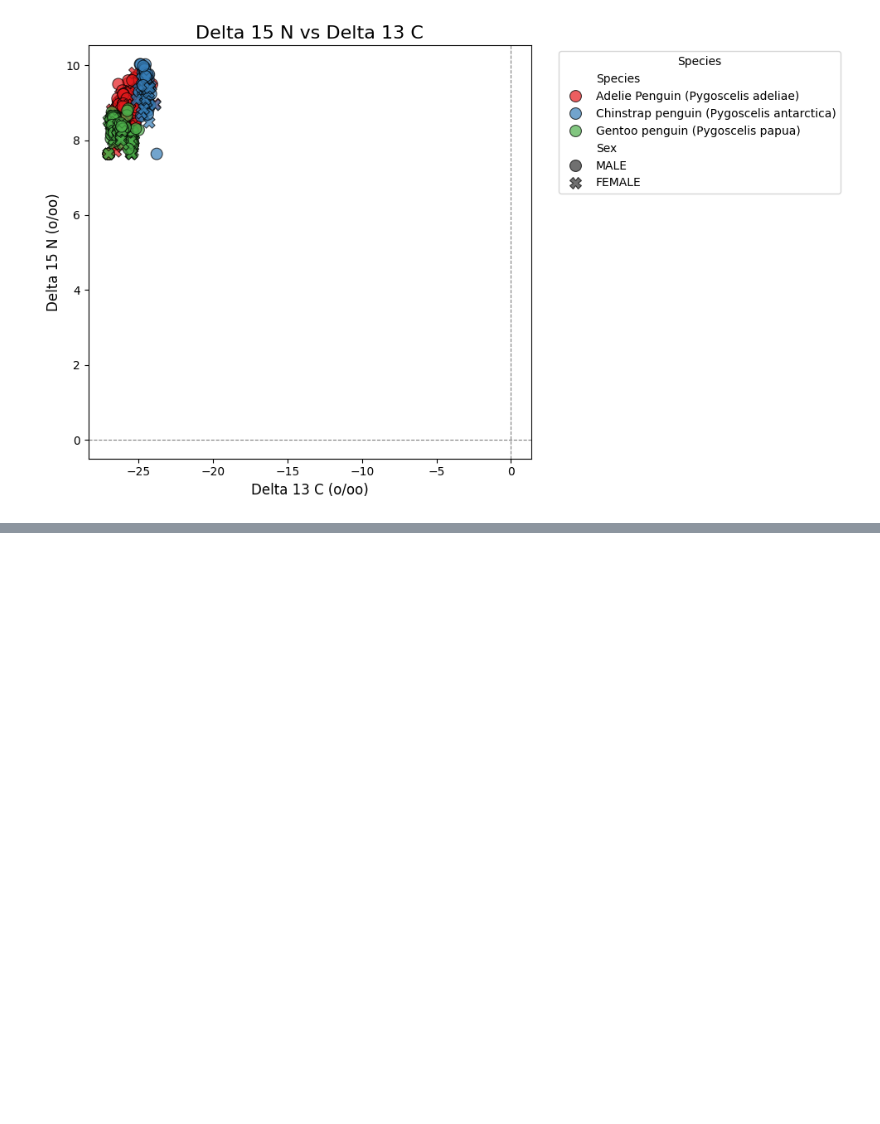
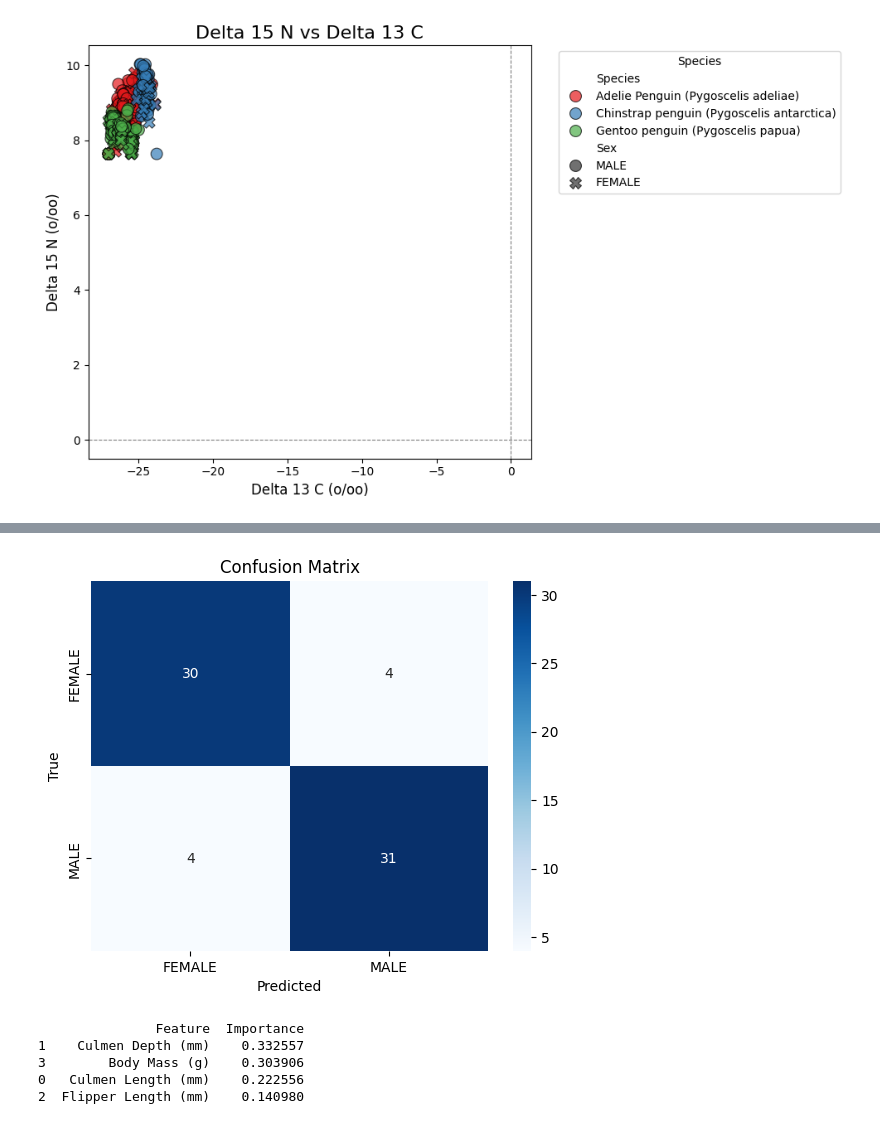
Before and after one commit to G-Bielokozowicz/Palmer-Archipelage-Penguins-Analysis, a Jupyter notebook: main.ipynb, the cells around one changed output, grey strips where cells are left out. Saved outputs shown, nothing was run; the diff lists cells and outputs as text; code cells hidden in the pictures; blank space fills up the shorter version.

```diff
--- a/main.ipynb
+++ b/main.ipynb
@@ -611,0 +646,74 @@ Cross validation score: 0.9737851662404091
+# %%
+
+df_copy = df[["Culmen Length (mm)", "Culmen Depth (mm)", "Flipper Length (mm)", "Body Mass (g)", "Sex"]].copy()
+
+
+df_copy = df_copy.dropna(subset=["Sex"])
+
+
+target = "Sex"
+
+
+le = LabelEncoder()
+df_copy[target] = le.fit_transform(df_copy[target])
+
+
+X = df_copy.drop(target, axis=1)
+y = df_copy[target]
+
+
+scaler = StandardScaler()
+X_scaled = scaler.fit_transform(X)
+
+
+X_train, X_test, y_train, y_test = train_test_split(X_scaled, y, stratify=y, test_size=0.2, random_state=42)
+
+
+model = RandomForestClassifier(random_state=42)
+model.fit(X_train, y_train)
+y_pred = model.predict(X_test)
+
+print("Classification Report:\n", classification_report(y_test, y_pred, target_names=le.classes_))
+print("Accuracy Score:", accuracy_score(y_test, y_pred))
+
+
+from sklearn.model_selection import cross_val_score
+scores = cross_val_score(model, X, y, cv=5)
+print("Cross-validation score:", scores.mean())
+
+
+cm = confusion_matrix(y_test, y_pred)
+sns.heatmap(cm, annot=True, fmt="d", cmap="Blues", xticklabels=le.classes_, yticklabels=le.classes_)
+plt.title("Confusion Matrix")
+plt.xlabel("Predicted")
+plt.ylabel("True")
+plt.show()
+
+# Get feature importance
+importances = model.feature_importances_
+feature_names = X.columns
+
+
+importance_df = pd.DataFrame({
+    "Feature": feature_names,
+    "Importance": importances
+}).sort_values(by="Importance", ascending=False)
+
+
+print(importance_df)
+
+# Visualize feature importance
+plt.figure(figsize=(8, 6))
+sns.barplot(
+    x="Importance",
+    y="Feature",
+    data=importance_df,
+    palette="viridis",
+    hue='Feature',
+    legend=False
+    )
+plt.title("Feature Importance")
+plt.xlabel("Importance Score")
+plt.ylabel("Feature")
+plt.show()
+# %% [output]
@@ -611,0 +732,6 @@ Cross validation score: 0.9737851662404091
+[figure, added]
+               Feature  Importance
+1    Culmen Depth (mm)    0.332557
+3        Body Mass (g)    0.303906
+0   Culmen Length (mm)    0.222556
+2  Flipper Length (mm)    0.140980
```
Also changed, not shown: parts of 2 cells of this notebook.
